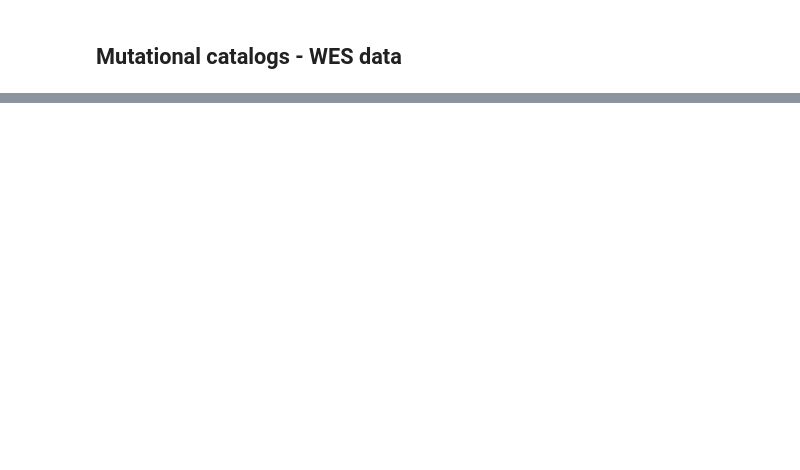
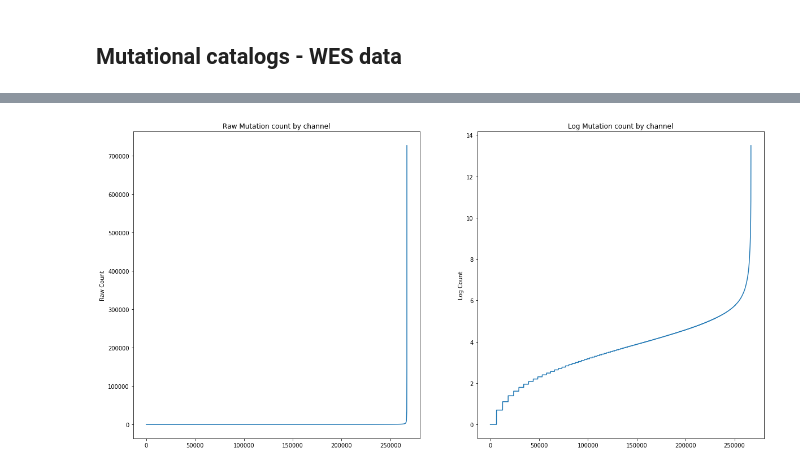
Before and after one commit to dovydask/MLMB-project, a Jupyter notebook: MachineLearning_inMolecularBiology2020_GroupProject.ipynb, the cells around one changed output, grey strips where cells are left out. Cells and saved outputs as stored; diff of their text form; code cells hidden in the pictures; blank space fills up the shorter version.

```diff
--- a/MachineLearning_inMolecularBiology2020_GroupProject.ipynb
+++ b/MachineLearning_inMolecularBiology2020_GroupProject.ipynb
@@ -549,0 +296,17 @@ def SVM(X_train, X_test, y_train, y_test, C, gamma):
+# %%
+Xs = raw_tasks[0].X.flatten()
+plt.figure(figsize = [20, 10])
+plt.subplot(121)
+plt.plot(sorted(Xs))
+plt.ylabel('Raw Count')
+plt.title('Raw Mutation count by channel')
+plt.subplot(122)
+Xs = np.log(Xs + 1)
+plt.plot(sorted(Xs))
+plt.ylabel('Log Count')
+plt.title('Log Mutation count by channel')
+
+
+plt.show()
+# %% [output]
+[figure, added]
```
Also changed, not shown: parts of 57 cells of this notebook.
